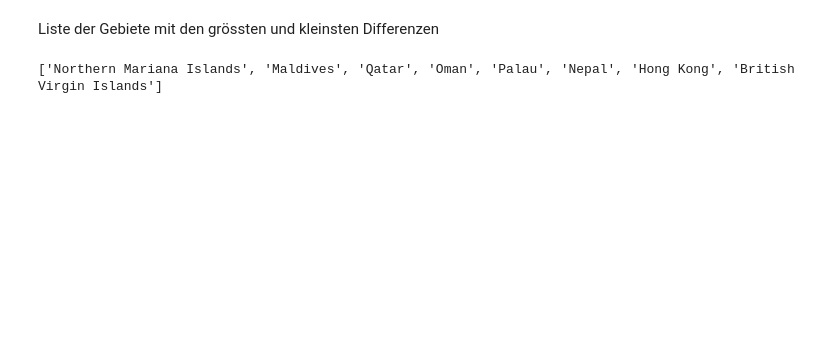
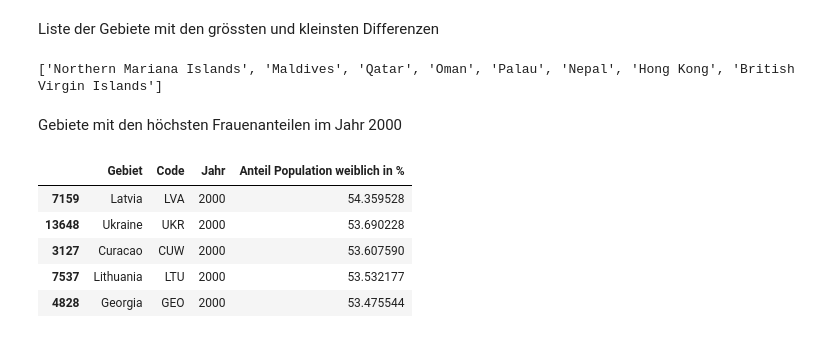
Before and after one commit to elenabuchli/Leistungsnachweis_2, a Jupyter notebook: Leistungsnachweis_Python_Frauenanteil.ipynb, the cells around one changed output. Drawn from its saved outputs; the diff is of its cells as text; code cells hidden in the pictures; blank space fills up the shorter version.

```diff
--- a/Leistungsnachweis_Python_Frauenanteil.ipynb
+++ b/Leistungsnachweis_Python_Frauenanteil.ipynb
@@ -283,3 +288,14 @@ Gebiets_liste = diffs[diff_sel].index.tolist()
 print(Gebiets_liste)
 # %% [output]
 ['Northern Mariana Islands', 'Maldives', 'Qatar', 'Oman', 'Palau', 'Nepal', 'Hong Kong', 'British Virgin Islands']
+# %% [markdown]
+Gebiete mit den höchsten Frauenanteilen im Jahr 2000
+# %%
+df_filtered[df_filtered['Jahr'] == 2000].sort_values(by='Anteil Population weiblich in %', ascending=False).head(5)
+# %% [output]
+|  | Gebiet | Code | Jahr | Anteil Population weiblich in % |
+| 7159 | Latvia | LVA | 2000 | 54.359528 |
+| 13648 | Ukraine | UKR | 2000 | 53.690228 |
+| 3127 | Curacao | CUW | 2000 | 53.607590 |
+| 7537 | Lithuania | LTU | 2000 | 53.532177 |
+| 4828 | Georgia | GEO | 2000 | 53.475544 |
```
Also changed, not shown: parts of 9 cells of this notebook, 1 other file.
